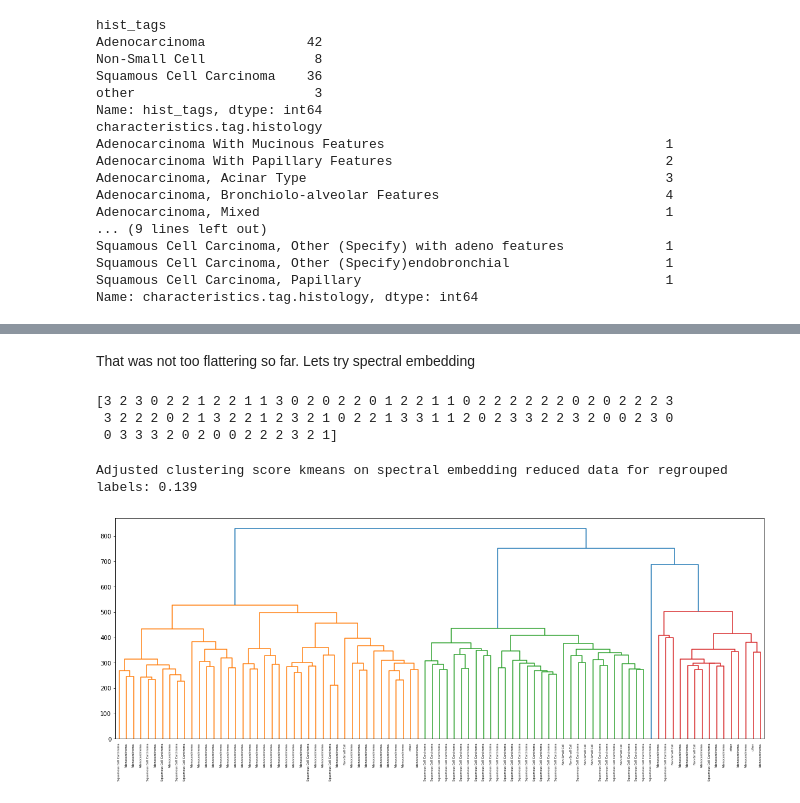
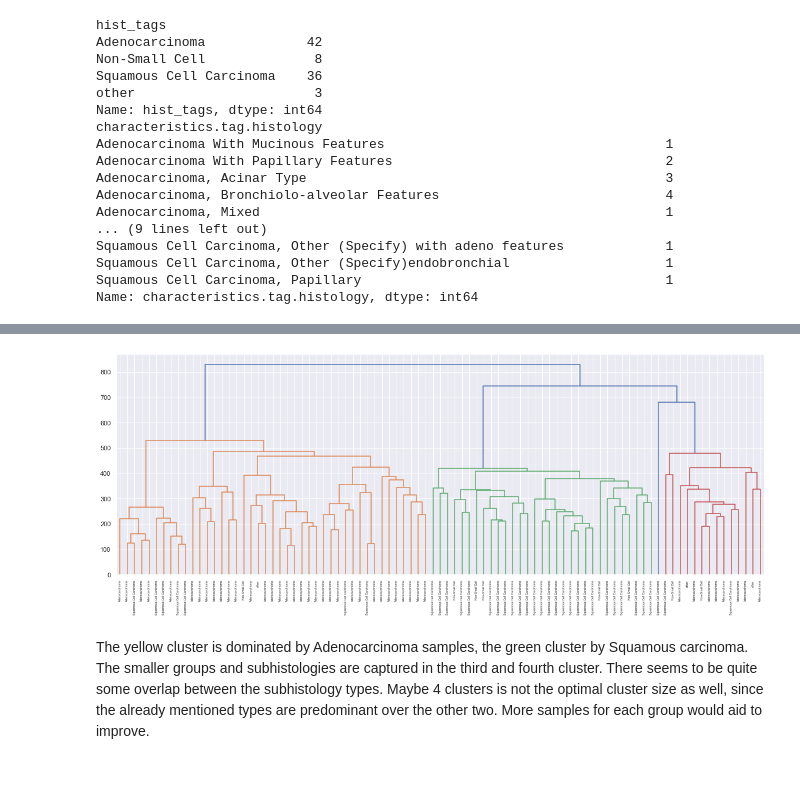
Before and after one commit to ChiaraBecht/Unsupervised_Machine_Learning, a Jupyter notebook: Unsupervised_Learning_Assignment.ipynb, the cells around one changed output, grey strips where cells are left out. Cells and saved outputs as stored; diff of their text form; code cells hidden in the pictures; blank space fills up the shorter version.

```diff
--- a/Unsupervised_Learning_Assignment.ipynb
+++ b/Unsupervised_Learning_Assignment.ipynb
@@ -489,4 +497,0 @@ y_pred_original_HAC = HAC.labels_.astype(int)
-# %%
-# HAC on PCA
-HAC.fit(principalDf)
-y_pred_PCA_HAC = HAC.labels_.astype(int)
@@ -528,28 +524,13 @@ Adjusted clustering score kmeans on MDS reduced data for regrouped labels: 0.277
+# %%
+PCA_Based = hierarchy.linkage(principalDf, method = 'ward')
+plt.figure(figsize= (20, 7))
+# Make the dendrogram
+den = hierarchy.dendrogram(PCA_Based,
+                           truncate_mode = None,
+                           labels = labels.hist_tags.values
+                          )
+plt.show()
+# %% [output]
+[figure, added]
 # %% [markdown]
-That was not too flattering so far. Lets try spectral embedding
+The yellow cluster is dominated by Adenocarcinoma samples, the green cluster by Squamous carcinoma. The smaller groups and subhistologies are captured in the third and fourth cluster. There seems to be quite some overlap between the subhistology types. Maybe 4 clusters is not the optimal cluster size as well, since the already mentioned types are predominant over the other two. More samples for each group would aid to improve.
-# %%
-# clustering on this embedding
-kmeans_spec = KMeans(n_clusters=4, random_state=0).fit(se)
-print(kmeans_spec.labels_)
-# %% [output]
-[3 2 3 0 2 2 1 2 2 1 1 3 0 2 0 2 2 0 1 2 2 1 1 0 2 2 2 2 2 2 0 2 0 2 2 2 3
- 3 2 2 2 0 2 1 3 2 2 1 2 3 2 1 0 2 2 1 3 3 1 1 2 0 2 3 3 2 2 3 2 0 0 2 3 0
- 0 3 3 3 2 0 2 0 0 2 2 2 3 2 1]
-# %%
-k_means_spec_ev = metrics.adjusted_rand_score(kmeans_spec.labels_, labels.hist_tags.values)
-
-print('Adjusted clustering score kmeans on spectral embedding reduced data for regrouped labels: {:0.3f}'.format(k_means_spec_ev))
-# %% [output]
-Adjusted clustering score kmeans on spectral embedding reduced data for regrouped labels: 0.139
-# %%
-from scipy.cluster import hierarchy
-Original = hierarchy.linkage(X, method = 'ward')
-plt.figure(figsize= (20, 7))
-# Make the dendrogram
-den = hierarchy.dendrogram(Original,
-                           truncate_mode = None,
-                           labels = labels.hist_tags.values
-                          )
-plt.show()
-# %% [output]
-[figure, removed]
```
Also changed, not shown: parts of 65 cells of this notebook.
